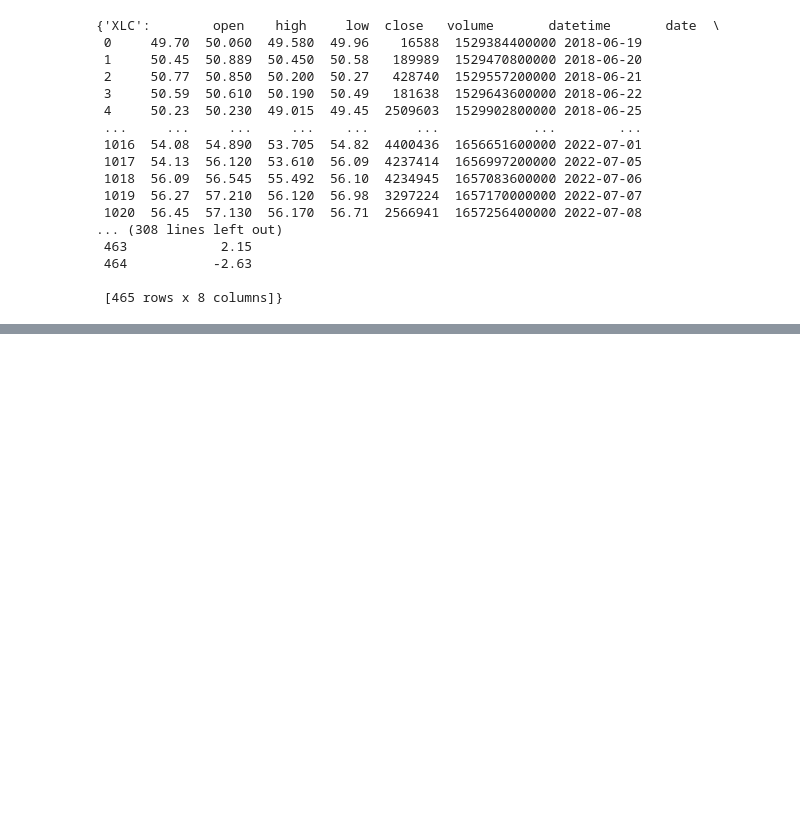
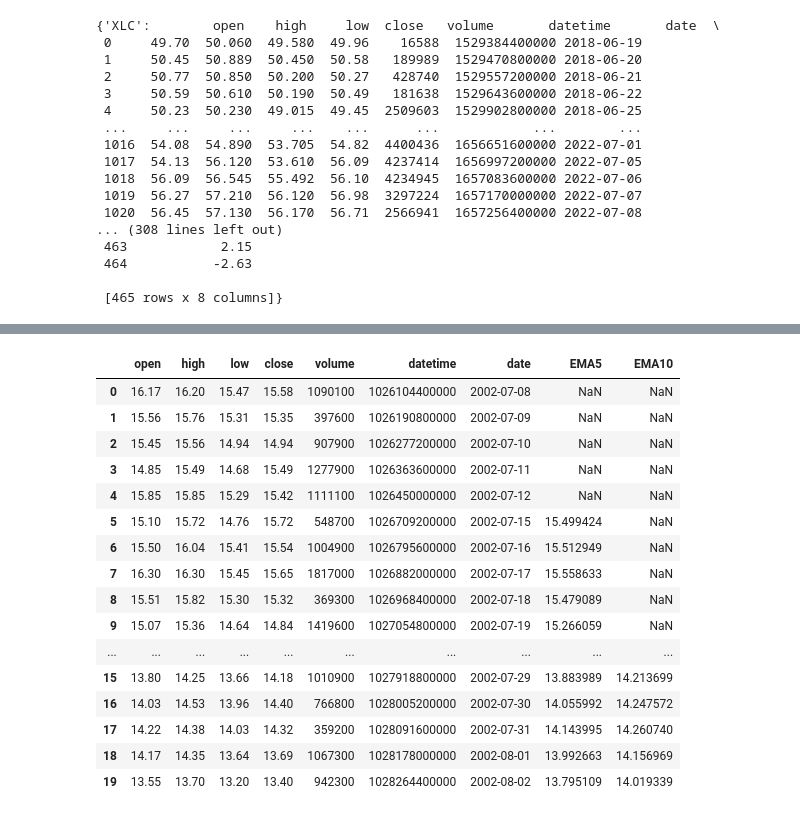
Before and after one commit to CodeCerebro/tpa, a Jupyter notebook: tda.ipynb, the cells around one changed output, grey strips where cells are left out. Drawn from its saved outputs; the diff is of its cells as text; code cells hidden in the pictures; blank space fills up the shorter version.

```diff
--- a/tda.ipynb
+++ b/tda.ipynb
@@ -200,0 +182,20 @@ hp_df['XLC'].tail(10)
+# %%
+hp_df['XLK'].head(20)
+# %% [output]
+|  | open | high | low | close | volume | datetime | date | EMA5 | EMA10 |
+| 0 | 16.17 | 16.20 | 15.47 | 15.58 | 1090100 | 1026104400000 | 2002-07-08 | NaN | NaN |
+| 1 | 15.56 | 15.76 | 15.31 | 15.35 | 397600 | 1026190800000 | 2002-07-09 | NaN | NaN |
+| 2 | 15.45 | 15.56 | 14.94 | 14.94 | 907900 | 1026277200000 | 2002-07-10 | NaN | NaN |
+| 3 | 14.85 | 15.49 | 14.68 | 15.49 | 1277900 | 1026363600000 | 2002-07-11 | NaN | NaN |
+| 4 | 15.85 | 15.85 | 15.29 | 15.42 | 1111100 | 1026450000000 | 2002-07-12 | NaN | NaN |
+| 5 | 15.10 | 15.72 | 14.76 | 15.72 | 548700 | 1026709200000 | 2002-07-15 | 15.499424 | NaN |
+| 6 | 15.50 | 16.04 | 15.41 | 15.54 | 1004900 | 1026795600000 | 2002-07-16 | 15.512949 | NaN |
+| 7 | 16.30 | 16.30 | 15.45 | 15.65 | 1817000 | 1026882000000 | 2002-07-17 | 15.558633 | NaN |
+| 8 | 15.51 | 15.82 | 15.30 | 15.32 | 369300 | 1026968400000 | 2002-07-18 | 15.479089 | NaN |
+| 9 | 15.07 | 15.36 | 14.64 | 14.84 | 1419600 | 1027054800000 | 2002-07-19 | 15.266059 | NaN |
+| ... | ... | ... | ... | ... | ... | ... | ... | ... | ... |
+| 15 | 13.80 | 14.25 | 13.66 | 14.18 | 1010900 | 1027918800000 | 2002-07-29 | 13.883989 | 14.213699 |
+| 16 | 14.03 | 14.53 | 13.96 | 14.40 | 766800 | 1028005200000 | 2002-07-30 | 14.055992 | 14.247572 |
+| 17 | 14.22 | 14.38 | 14.03 | 14.32 | 359200 | 1028091600000 | 2002-07-31 | 14.143995 | 14.260740 |
+| 18 | 14.17 | 14.35 | 13.64 | 13.69 | 1067300 | 1028178000000 | 2002-08-01 | 13.992663 | 14.156969 |
+| 19 | 13.55 | 13.70 | 13.20 | 13.40 | 942300 | 1028264400000 | 2002-08-02 | 13.795109 | 14.019339 |
```
Also changed, not shown: parts of 6 cells of this notebook.
